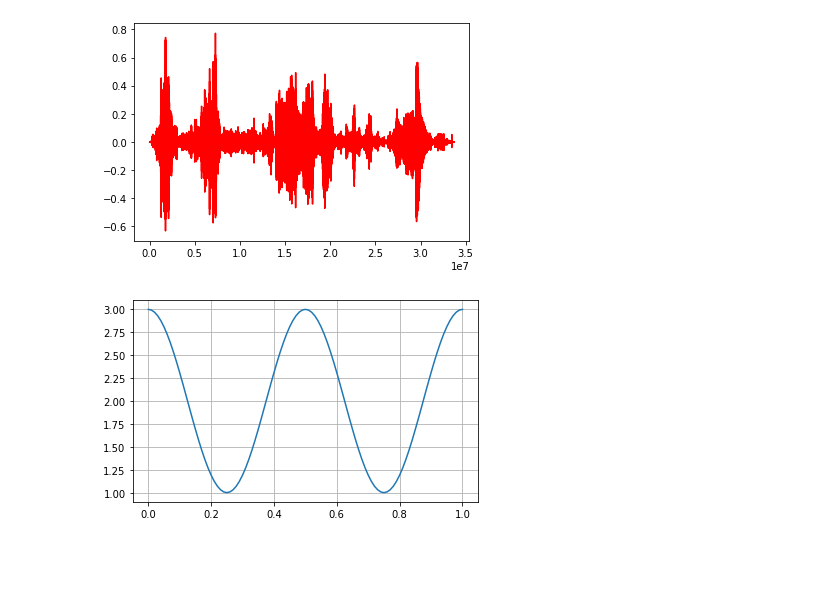
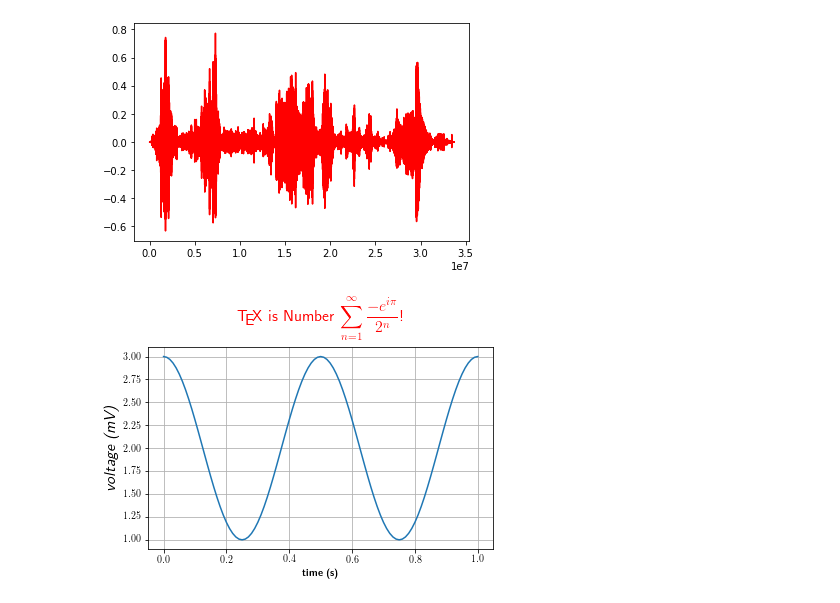
Before and after one commit to givasile/MLPR, a Jupyter notebook: assignments/ass_01/main.ipynb, the cells around one changed output. Drawn from its saved outputs; the diff is of its cells as text; code cells hidden in the pictures; blank space fills up the shorter version.

```diff
--- a/assignments/ass_01/main.ipynb
+++ b/assignments/ass_01/main.ipynb
@@ -15,25 +19,25 @@ plt.savefig("presentation_figures/tmp.png", )
 # %% [output]
 [figure]
 # %%
-from matplotlib import rc
+import matplotlib.pyplot as plt
 from matplotlib.pylab import figure, axes, plot, xlabel, ylabel, title, grid, savefig, show
 
-# rc('text', usetex=True)
+plt.rc('text', usetex=True)
 figure(1)
 ax = axes([0.1, 0.1, 0.8, 0.7])
 t = np.arange(0.0, 1.0+0.01, 0.01)
 s = np.cos(2*2*np.pi*t)+2
 plot(t, s)
 
-# xlabel(r'\textbf{time (s)}')
-# ylabel(r'\textit{voltage (mV)}',fontsize=16)
-# title(r"\TeX\ is Number $\displaystyle\sum_{n=1}^\infty\frac{-e^{i\pi}}{2^n}$!", fontsize=16, color='r')
+xlabel(r'\textbf{time (s)}')
+ylabel(r'\textit{voltage (mV)}',fontsize=16)
+title(r"\TeX\ is Number $\displaystyle\sum_{n=1}^\infty\frac{-e^{i\pi}}{2^n}$!", fontsize=16, color='r')
 grid(True)
 savefig('tex_demo')
 
 show()
 # %% [output]
-[figure, old version]
+[figure, new version]
 # %%
 # non overlapping splitting
 D = 21
```
Also changed, not shown: parts of 1 cell of this notebook, 4 other files.
